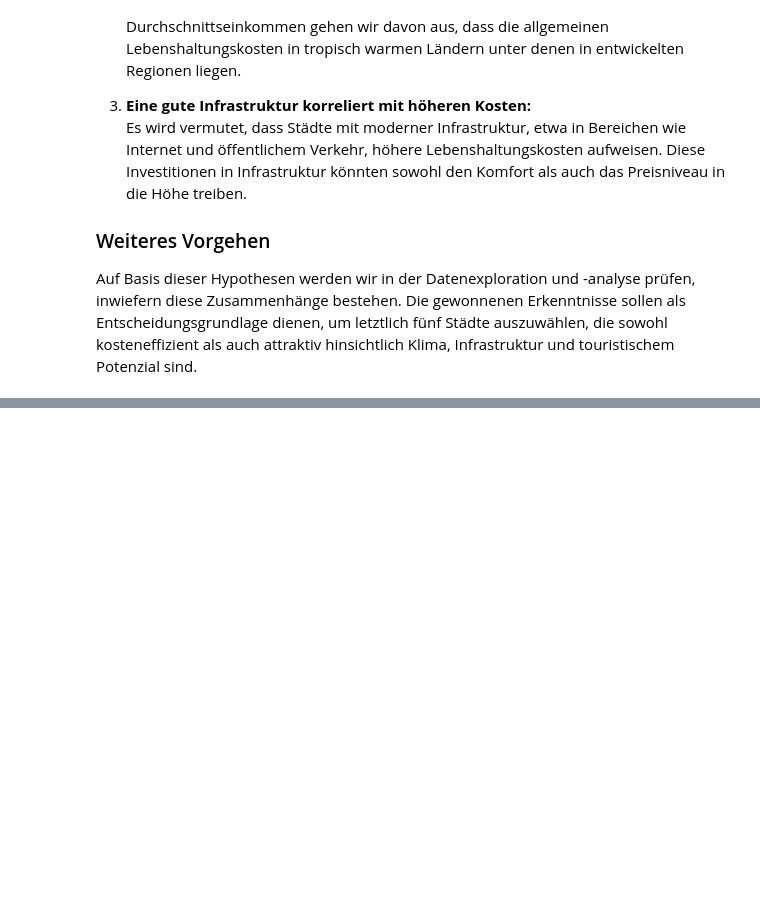
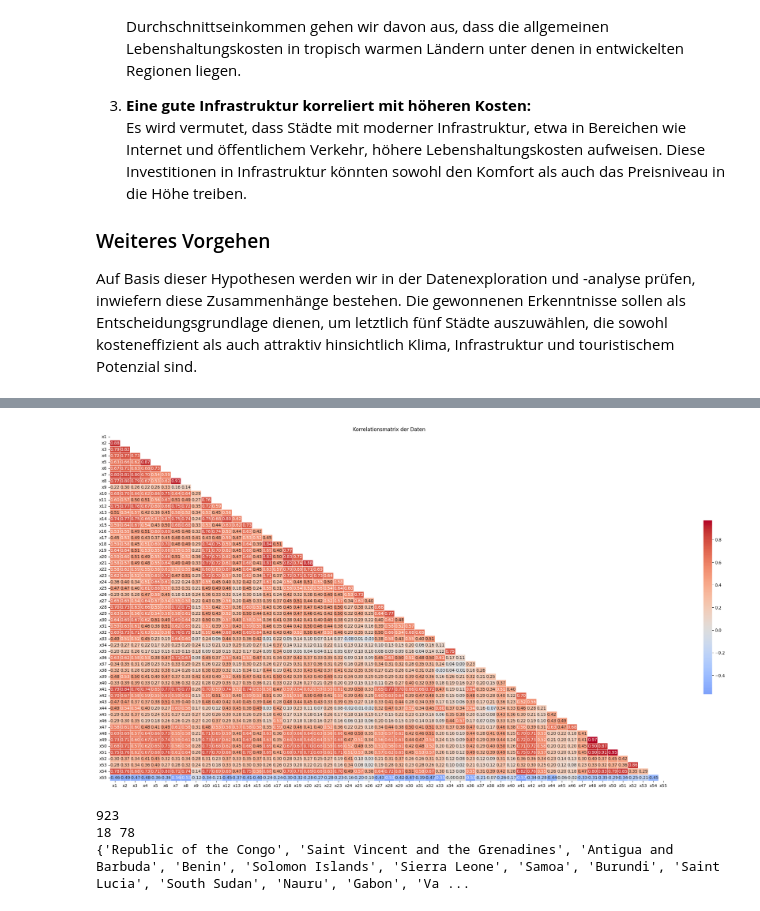
Before and after one commit to anton-seitz/data-science-CoL, a Jupyter notebook: project.ipynb, the cells around one changed output, grey strips where cells are left out. Cells and saved outputs as stored; diff of their text form; code cells hidden in the pictures; blank space fills up the shorter version.

Commit message:
Started with Task 3, reduced df to tropical countries

```diff
--- a/project.ipynb
+++ b/project.ipynb
@@ -68,0 +77,33 @@ data["continent"] = data["country"].apply(find_best_match)
+# %%
+data.fillna(0, inplace=True)
+data.drop(columns=['data_quality'], inplace=True)
+corr = data.drop(columns=['city', 'country', 'continent']).corr()
+mask = np.triu(np.ones_like(corr, dtype=bool))
+plt.figure(figsize=(30, 15))
+sns.heatmap(corr, mask=mask, cmap="coolwarm", center=0, annot=True, fmt=".2f", linewidths=0.5, cbar_kws={"shrink": 0.5})
+plt.title("Korrelationsmatrix der Daten")
+plt.show()
+# %% [output]
+[figure, added]
+# %%
+from bs4 import BeautifulSoup
+
+url = "https://worldpopulationreview.com/country-rankings/tropical-countries"
+response = requests.get(url)
+soup = BeautifulSoup(response.text, "html.parser")
+table = soup.find("table", class_="wpr-table min-w-full border-collapse")
+rows = table.find_all("tr")
+tropical_countries = []
+for row in rows:
+    cells = row.find_all("td")
+    if len(cells) > 0:
+        if "Fully Tropical" == cells[2].text.strip():
+            tropical_countries.append(cells[1].text.strip())
+print(len(data))
+data_tropical = data[data["country"].isin(tropical_countries)].copy()
+print(len(tropical_countries) - len(data_tropical), len(data_tropical))
+print(set(tropical_countries) - set(data["country"].unique()))
+# %% [output]
+923
+18 78
+{'Republic of the Congo', 'Saint Vincent and the Grenadines', 'Antigua and Barbuda', 'Benin', 'Solomon Islands', 'Sierra Leone', 'Samoa', 'Burundi', 'Saint Lucia', 'South Sudan', 'Nauru', 'Gabon', 'Va ...
```
Also changed, not shown: parts of 3 cells of this notebook.
